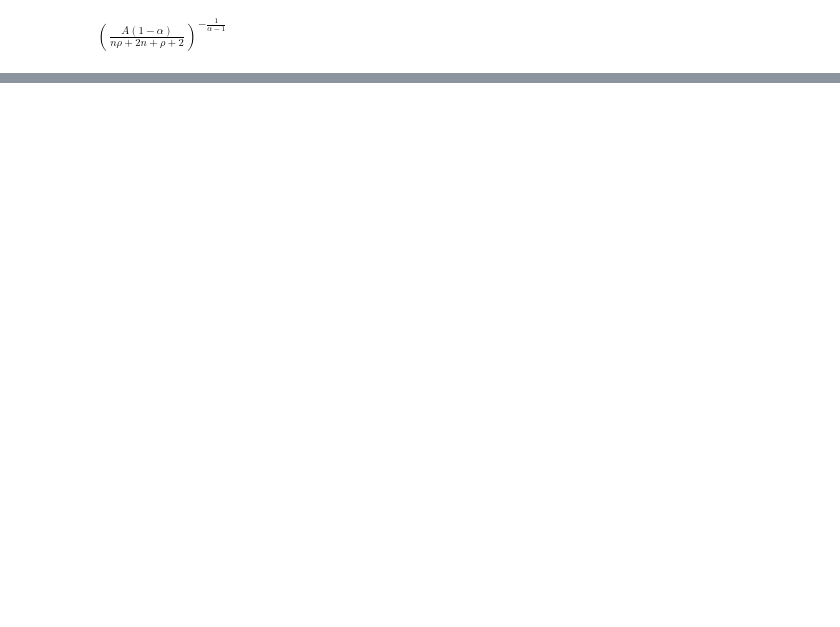
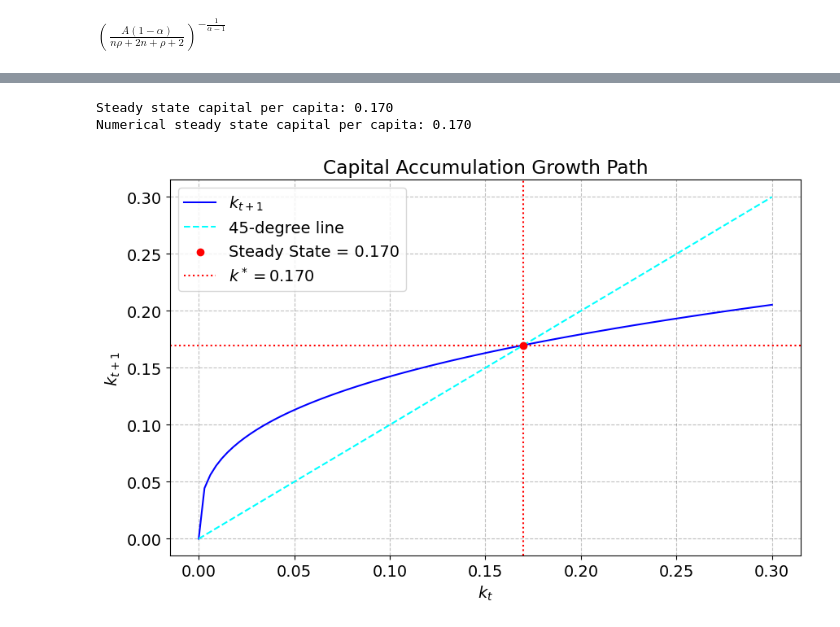
Before and after one commit to NumEconCopenhagen/projects-2024-emil-celine-og-julie, a Jupyter notebook: modelproject/modelproject.ipynb, the cells around one changed output, grey strips where cells are left out. Drawn from its saved outputs; the diff is of its cells as text; code cells hidden in the pictures; blank space fills up the shorter version.

Commit message:
model project uploadet

```diff
--- a/modelproject/modelproject.ipynb
+++ b/modelproject/modelproject.ipynb
@@ -181,9 +188,15 @@ Now we wish to solve the problem numerically and start by defining the values
 # %%
+# Defining the values for our set of parameters
 rho = 0.05
 A = 1.00
 alpha = 1/3
-n = 0.04
+n = 0.06
 tau = 0.00
 
+# Defining the objective function
+obj = lambda k: k - ((A*(1-alpha)*k**alpha)/((1+n)*(2+rho)))
 
-ks_1 = ((A*(1-alpha))/((1+n)*(2+rho)))**(-1/(alpha-1))
+# Optimizing the model and finding the roots
+result = optimize.root_scalar(obj,bracket=[1e-10,10],method='bisect')
+k_star = result.root
+k_star
@@ -231,0 +212,60 @@ In summary, the initial figure indicates that the analytical steady state capita
+# %%
+# Parameters
+A = 1.0  # Total factor productivity
+alpha = 1/3  # Capital share in production
+rho = 0.05  # Discount rate
+n = 0.06  # Population growth rate
+
+# Define symbols for symbolic computation
+alpha_sym, rho_sym, k_sym, n_sym, A_sym = sm.symbols('alpha rho k n A')
+
+# Define the steady state equation
+ss_eq = sm.Eq(k_sym, (A_sym * (1 - alpha_sym) * k_sym**alpha_sym) / ((1 + n_sym) * (2 + rho_sym)))
+
+# Solve for steady state capital per capita symbolically
+ss_solve = sm.solve(ss_eq, k_sym)[0]
+
+# Convert the solution to a numerical function
+k_solve = sm.lambdify((alpha_sym, rho_sym, n_sym, A_sym), ss_solve)
+
+# Calculate steady state capital per capita with given parameter values
+k_star = k_solve(alpha, rho, n, A)
+print(f'Steady state capital per capita: {k_star:.3f}')
+
+# Define the objective function for numerical solution
+def obj(k):
+    return k - (A * (1 - alpha) * k**alpha) / ((1 + n) * (2 + rho))
+
+# Optimize the model and find the roots
+result = root_scalar(obj, bracket=[1e-10, 10], method='bisect')
+k_star_numerical = result.root
+print(f'Numerical steady state capital per capita: {k_star_numerical:.3f}')
+
+# Simulate the model
+periods = 50
+k_path = np.zeros(periods)
+k_path[0] = 0.1  # Initial capital per capita
+
+for t in range(1, periods):
+    k_path[t] = (A * (1 - alpha) * k_path[t-1]**alpha) / ((1 + n) * (2 + rho))
+
+# Plot the capital accumulation growth path
+k_vals = np.linspace(0, 0.3, 100)
+k_next_vals = (A * (1 - alpha) * k_vals**alpha) / ((1 + n) * (2 + rho))
+
+plt.figure(figsize=(10, 6))
+plt.plot(k_vals, k_next_vals, label='$k_{t+1}$', color='blue')
+plt.plot(k_vals, k_vals, label='45-degree line', color='cyan', linestyle='--')
+plt.scatter(k_star, k_star, color='red', zorder=5, label=f'Steady State = {k_star:.3f}')
+plt.axvline(x=k_star, color='red', linestyle=':', label=f'$k^* = {k_star:.3f}$')
+plt.axhline(y=k_star, color='red', linestyle=':')
+plt.xlabel('$k_t$')
+plt.ylabel('$k_{t+1}$')
+plt.title('Capital Accumulation Growth Path')
+plt.legend()
+plt.grid(True)
+plt.show()
+# %% [output]
+Steady state capital per capita: 0.170
+Numerical steady state capital per capita: 0.170
+[figure, added]
```
Also changed, not shown: parts of 51 cells of this notebook, 1 other file.
